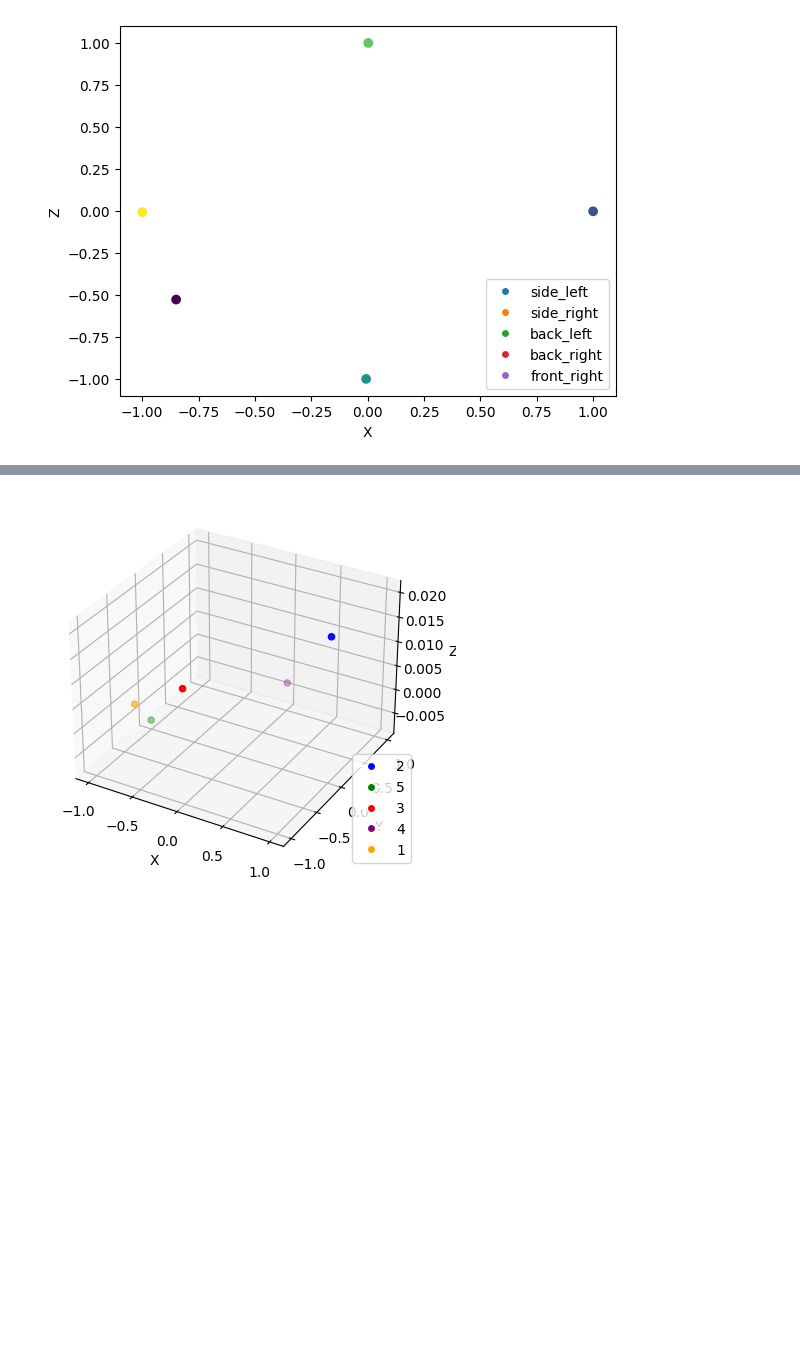
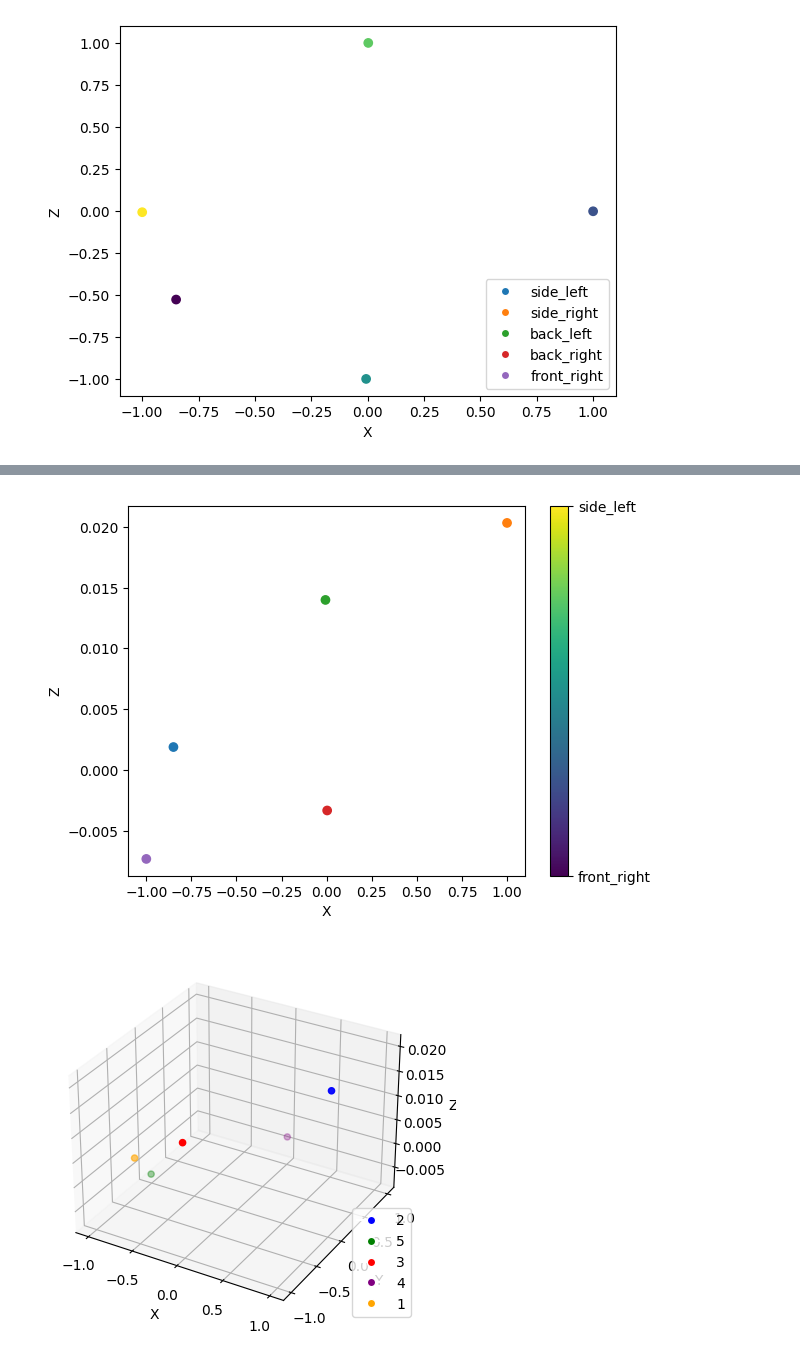
Before and after one commit to neehasajja/waymo-opendataset, a Jupyter notebook: testing/lidar_calibration.ipynb, the cells around one changed output, grey strips where cells are left out. Saved outputs shown, nothing was run; the diff lists cells and outputs as text; code cells hidden in the pictures; blank space fills up the shorter version.

```diff
--- a/testing/lidar_calibration.ipynb
+++ b/testing/lidar_calibration.ipynb
@@ -339,3 +380,34 @@ plt.show()
+# %%
+# Define the laser name to color mapping
+laser_color_map = {
+    'front_right': 'tab:blue',
+    'side_left': 'tab:orange',
+    'back_left': 'tab:green',
+    'back_right': 'tab:red',
+    'side_right': 'tab:purple'
+}
+
+# Convert the integer laser names to string values
+laser_names = [laser_name_map.get(n, str(n)) for n in laser_max]
+
+# Create a list of color values corresponding to the laser names
+laser_colors = [laser_color_map.get(name, 'black') for name in laser_names]
+
+# Plot the x and y coordinates, color coded by the laser names
+fig = plt.figure()
+ax = fig.add_subplot(111)
+scatter = ax.scatter(x_coords, z_coords, c=laser_colors)
+ax.set_xlabel('X')
+ax.set_ylabel('Z')
+
+# Add a color bar
+colorbar = plt.colorbar(scatter, ticks=range(len(laser_color_map)))
+colorbar.ax.set_yticklabels(list(laser_color_map.keys()))
+
+# Show the plot
+plt.show()
+# %% [output]
+[figure, added]
 # %%
 import matplotlib.pyplot as plt
 import matplotlib.cm as cm
```
Also changed, not shown: parts of 3 cells of this notebook.
